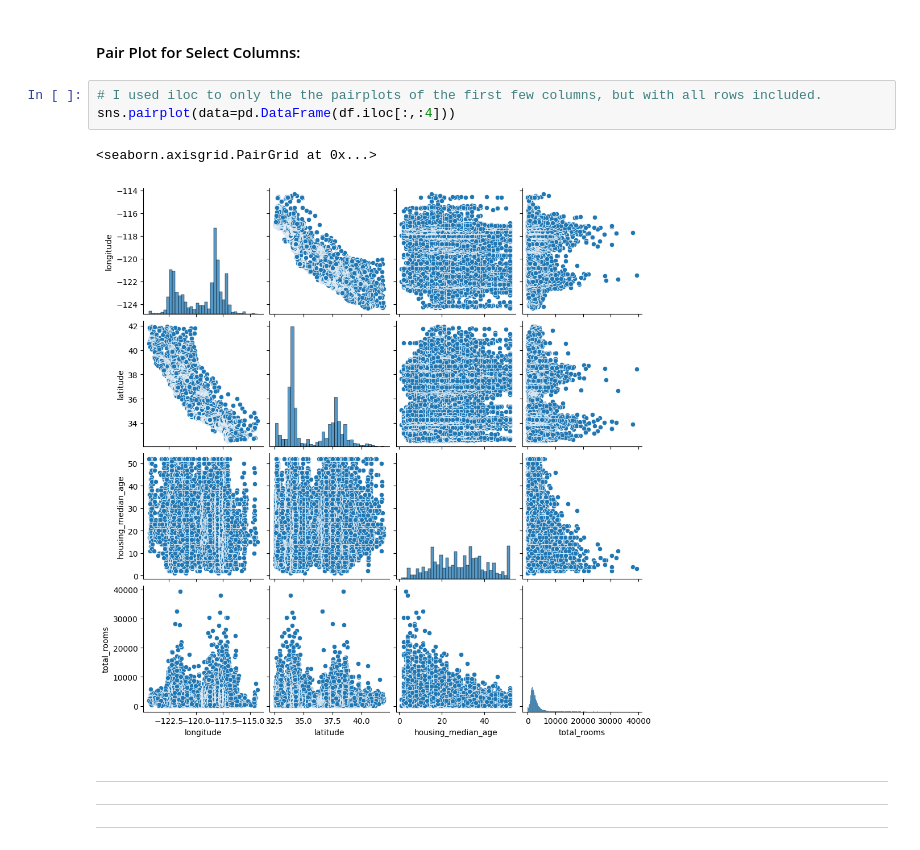
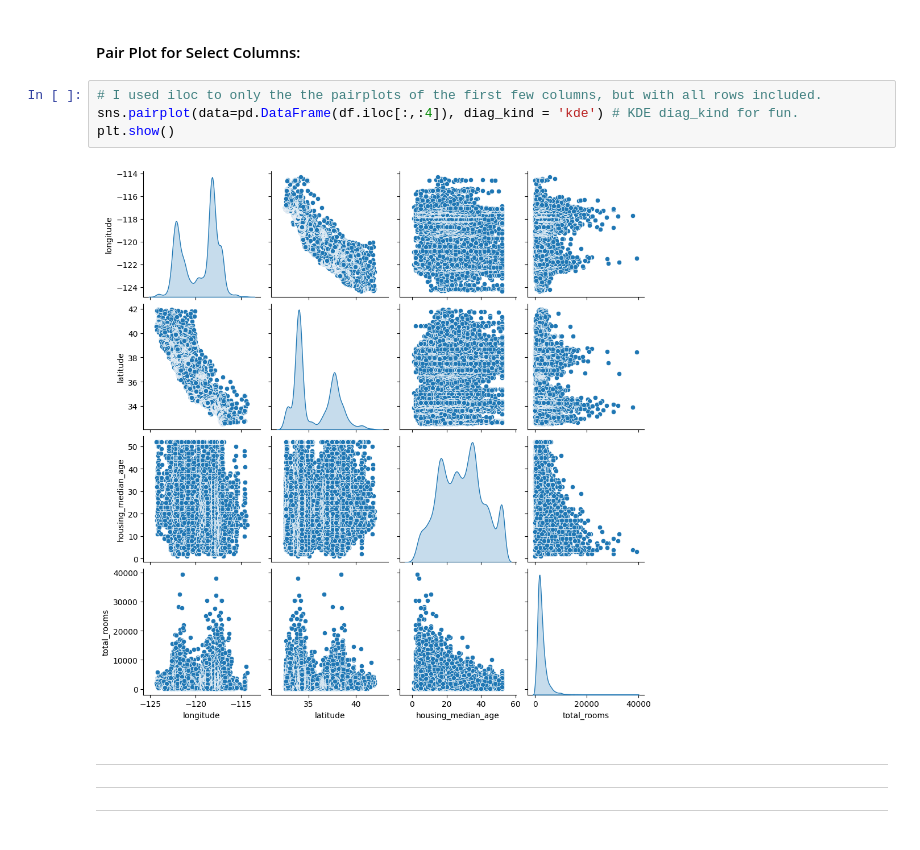
Before and after one commit to radtothebone/data-science-3401, a Jupyter notebook: Homework/Christian_Herrera_HW11.ipynb, the cells around one changed output. Drawn from its saved outputs; the diff is of its cells as text.

```diff
--- a/Homework/Christian_Herrera_HW11.ipynb
+++ b/Homework/Christian_Herrera_HW11.ipynb
@@ -112,10 +112,10 @@ plt.show()
 #### Pair Plot for Select Columns:
 # %%
 # I used iloc to only the the pairplots of the first few columns, but with all rows included.
-sns.pairplot(data=pd.DataFrame(df.iloc[:,:4]))
+sns.pairplot(data=pd.DataFrame(df.iloc[:,:4]), diag_kind = 'kde') # KDE diag_kind for fun.
+plt.show()
 # %% [output]
-<seaborn.axisgrid.PairGrid at 0x...>
-[figure, old version]
+[figure, new version]
 # %% [markdown]
 
 
```
Also changed, not shown: parts of 3 cells of this notebook, 2 other files.
